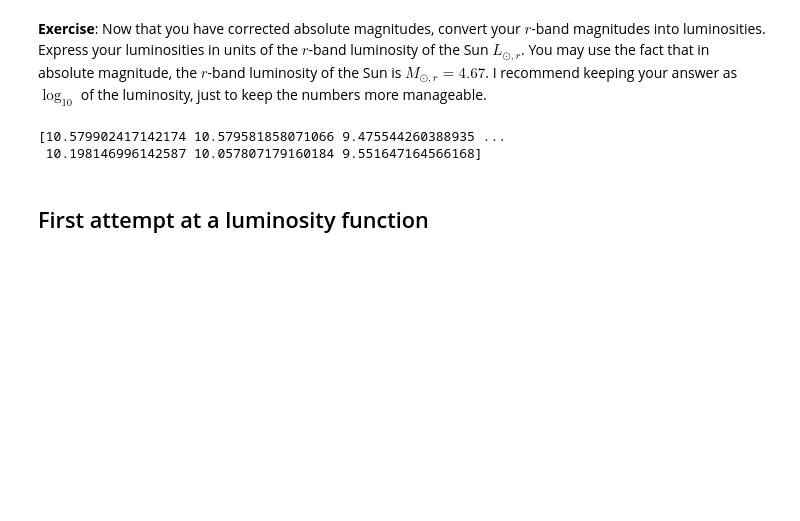
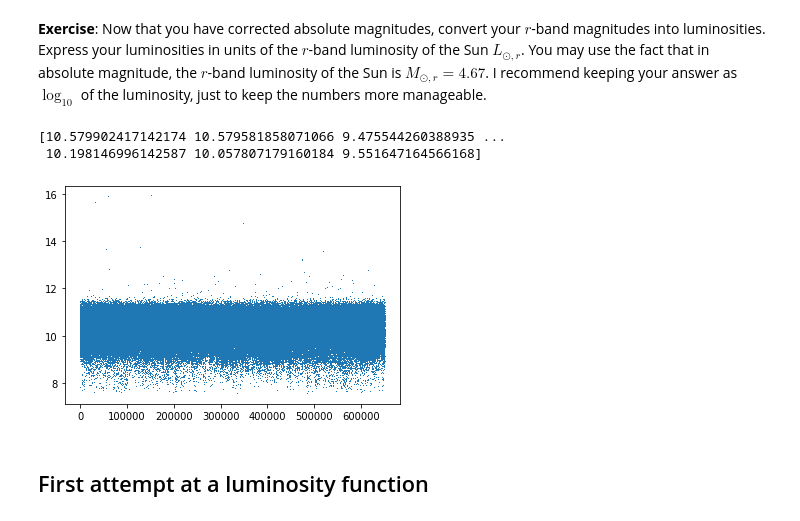
Before and after one commit to katiesavarc/DataSci_Lab, a Jupyter notebook: CodingLab04/CodingLab04_LuminosityFunctions.ipynb, the cells around one changed output. Drawn from its saved outputs; the diff is of its cells as text; code cells hidden in the pictures; blank space fills up the shorter version.

Commit message:
Finish evaluating luminosity function

```diff
--- a/CodingLab04/CodingLab04_LuminosityFunctions.ipynb
+++ b/CodingLab04/CodingLab04_LuminosityFunctions.ipynb
@@ -133,8 +133,8 @@ flux = galaxy_sample['cmodelMag_r']
 z = galaxy_sample['z']
 
 #Calculate luminosity distance and absolute magnitude for each galaxy
-ld = np.array(cosmo.luminosity_distance(z).value.tolist())
-M = flux - 5*np.log10(1e6*ld/10)
+Dl = np.array(cosmo.luminosity_distance(z).value.tolist())
+M = flux - 5*np.log10(1e6*Dl/10)
 print(np.mean(M))
 # %% [output]
 -21.334629085316937
@@ -177,6 +177,12 @@ print(L_log)
 # %% [output]
 [10.579902417142174 10.579581858071066 9.475544260388935 ...
  10.198146996142587 10.057807179160184 9.551647164566168]
+# %%
+import matplotlib.pyplot as plt
+plt.plot(L_log, ',')
+plt.show()
+# %% [output]
+[figure, added]
 # %% [markdown]
 ## First attempt at a luminosity function
 # %% [markdown]
```
Also changed, not shown: parts of 5 cells of this notebook.
